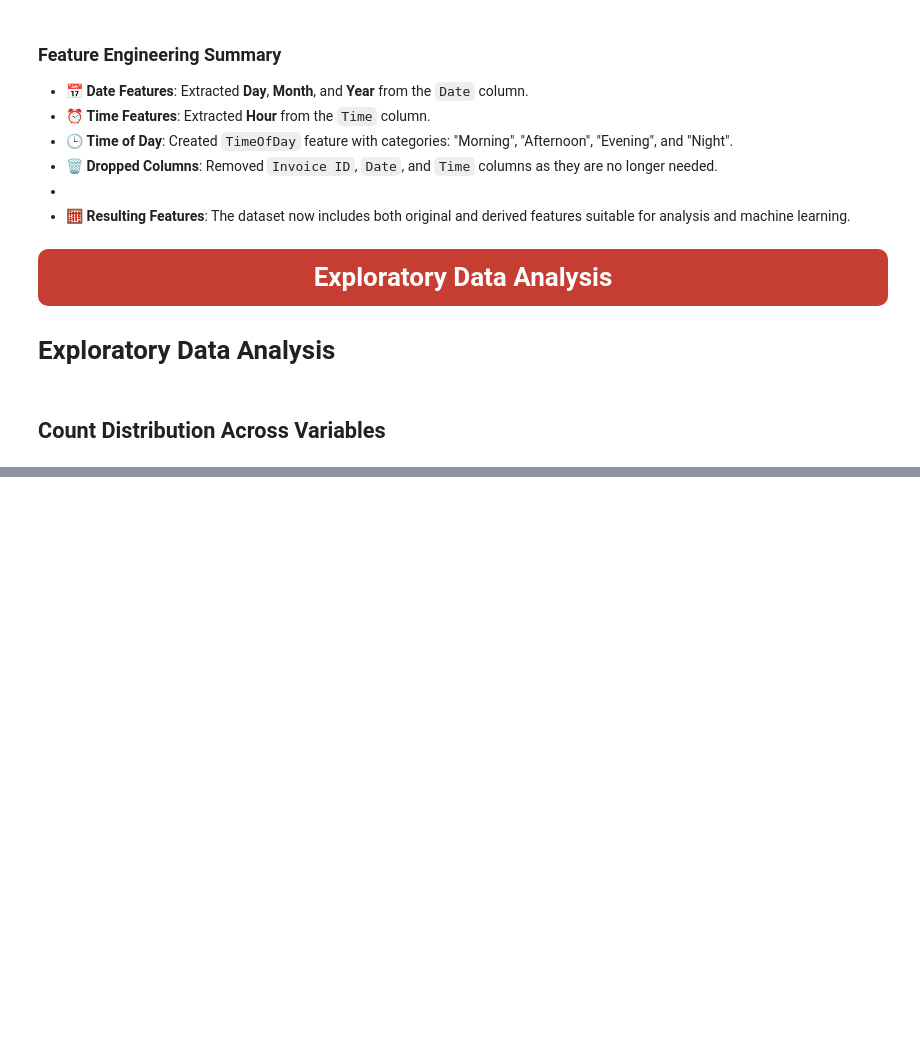
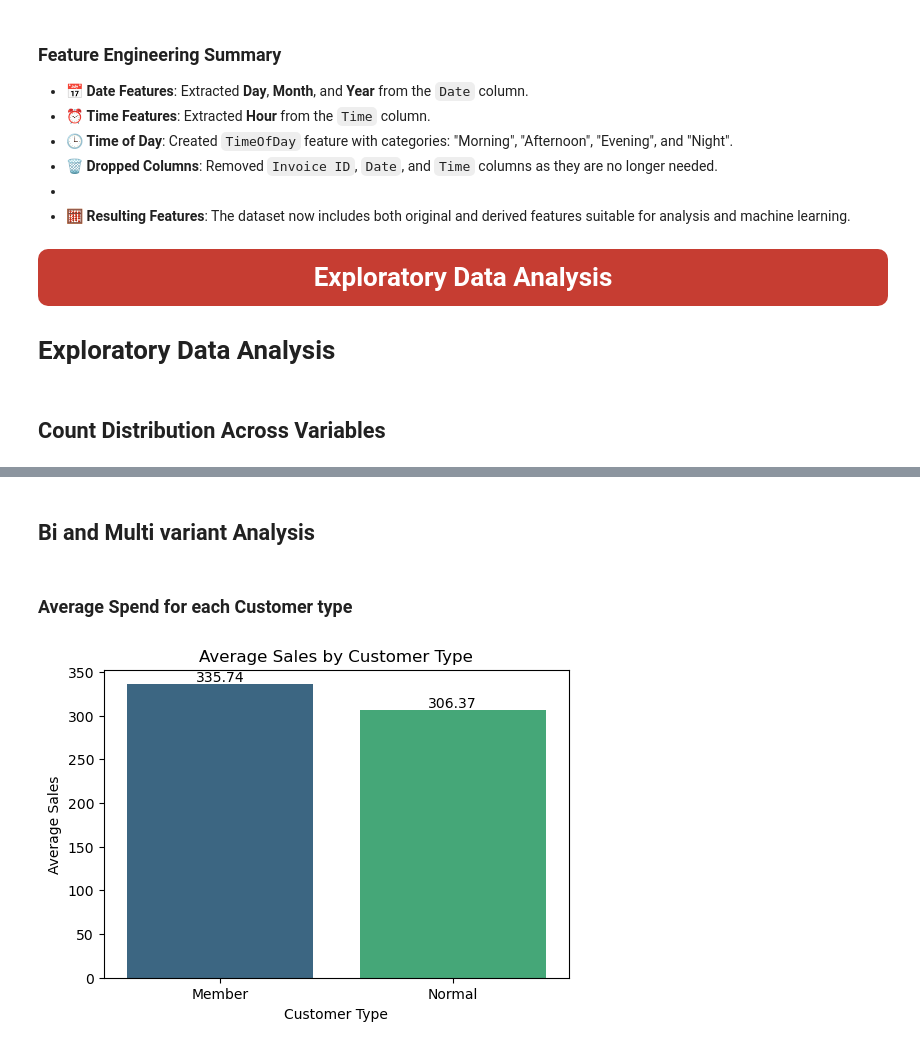
Before and after one commit to munircole/Supermarket-Sales-Analysis-Forecast-, a Jupyter notebook: sales-forecast.ipynb, the cells around one changed output, grey strips where cells are left out. Drawn from its saved outputs; the diff is of its cells as text; code cells hidden in the pictures; blank space fills up the shorter version.

```diff
--- a/sales-forecast.ipynb
+++ b/sales-forecast.ipynb
@@ -293,8 +293,8 @@ Data columns (total 19 columns):
 dtypes: float64(7), int32(2), int64(1), object(9)
 memory usage: 140.8+ KB
 # %%
-num_cols = ["Unit price", "Quantity", "Tax 5%", "Sales", "cogs", "gross margin percentage",	"gross income",	"Rating", "Hour"]
-cat_cols = ["Branch", "City", "Customer type",	"Gender", "Product line", "Payment"]
+num_cols = ["Unit price", "Quantity", "Tax 5%", "Sales", "cogs",	"gross income",	"Rating", "Hour"]
+cat_cols = ["Branch", "City", "Customer type",	"Gender", "Product line", "Payment", "DayOfWeek", "TimeOfDay"]
 
 df[num_cols] = df[num_cols].round(2)
 df.head(2)
@@ -373,0 +373,29 @@ for col in cat_cols:
+# %% [markdown]
+## Bi and Multi variant Analysis<a class="anchor" id="bivariant"></a>
+# %% [markdown]
+### Average Spend for each Customer type
+# %%
+avg_sales = df.groupby("Customer type")["Sales"].mean()
+
+# Convert Series to DataFrame so seaborn can read it clearly
+avg_sales = avg_sales.reset_index()
+
+# Plot
+plt.figure(figsize=(6,4))
+ax = sns.barplot(data=avg_sales, x="Customer type", y="Sales", palette="viridis")
+
+# Add the values on top of bars
+for p in ax.patches:
+    value = p.get_height()
+    ax.annotate(f'{value:.2f}',
+                (p.get_x() + p.get_width() / 2, value),
+                ha='center', va='bottom', fontsize=10)
+
+# Add title and labels
+plt.title("Average Sales by Customer Type")
+plt.xlabel("Customer Type")
+plt.ylabel("Average Sales")
+
+plt.show()
+# %% [output]
+[figure, added]
```
Also changed, not shown: parts of 21 cells of this notebook.
